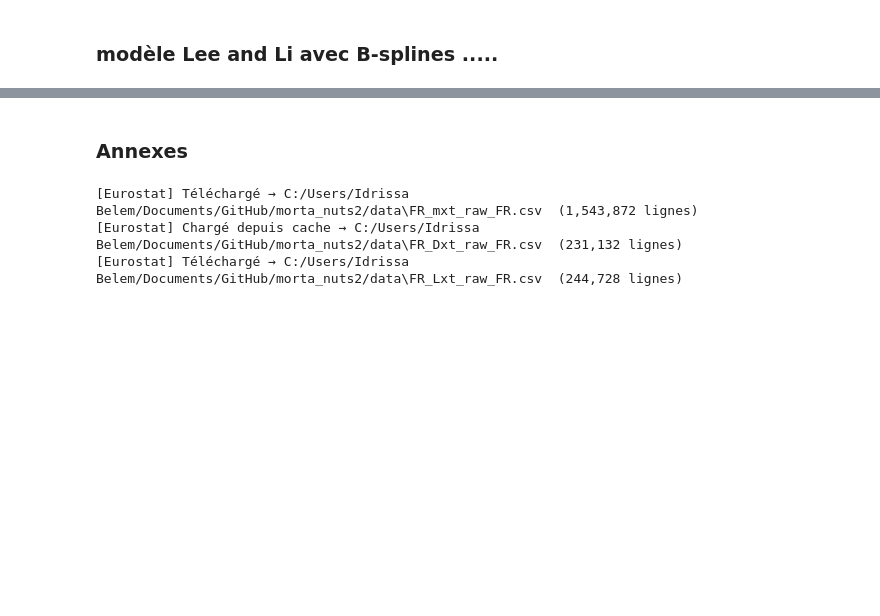
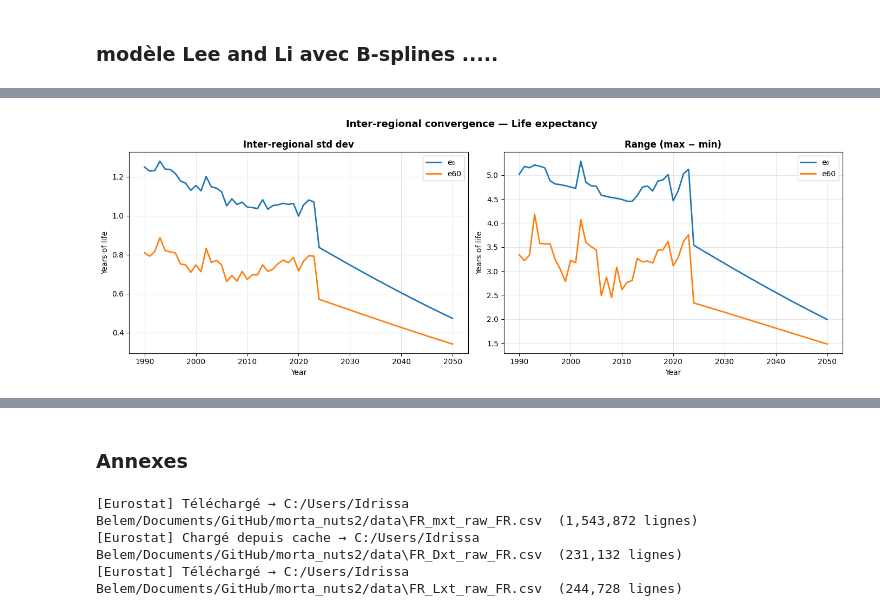
Before and after one commit to detralytics/morta_nuts2, a Jupyter notebook: notebook/exploration.ipynb, the cells around one changed output, grey strips where cells are left out. Saved outputs shown, nothing was run; the diff lists cells and outputs as text; code cells hidden in the pictures; blank space fills up the shorter version.

```diff
--- a/notebook/exploration.ipynb
+++ b/notebook/exploration.ipynb
@@ -464,0 +486,10 @@ plot_all_regions(2023)
+# %%
+# 3. Convergence inter-régionale
+plot_dispersion_over_time(
+    ex        = esp_vie_llp,
+    regions   = regions,
+    tv_future = tv_future,
+    ages      = [0, 60],
+)
+# %% [output]
+[figure, added]
```
Also changed, not shown: parts of 59 cells of this notebook, 11 other files.
